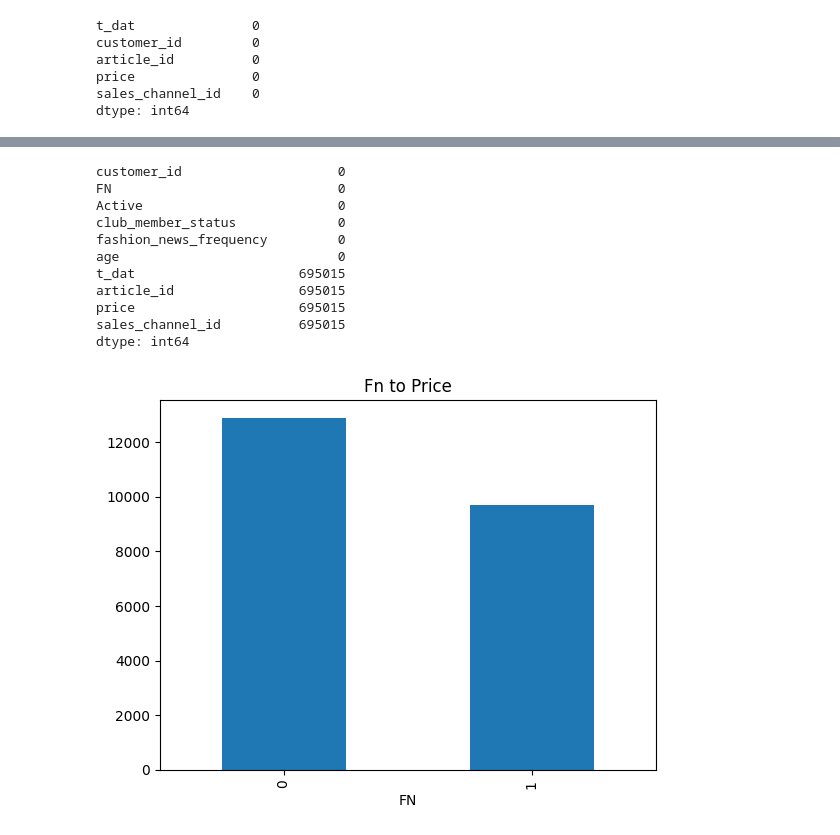
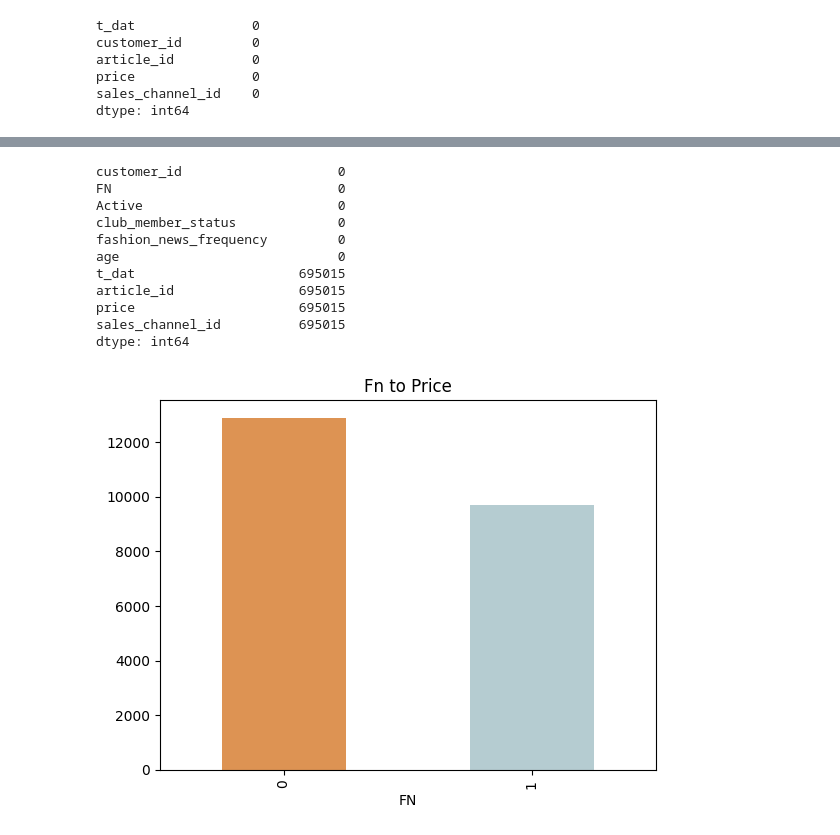
Before and after one commit to Be4hape/10th, a Jupyter notebook: project_cusmos/test1.ipynb, the cells around one changed output, grey strips where cells are left out. Saved outputs shown, nothing was run; the diff lists cells and outputs as text; code cells hidden in the pictures.

```diff
--- a/project_cusmos/test1.ipynb
+++ b/project_cusmos/test1.ipynb
@@ -59,24 +59,24 @@ dtype: int64
 # %%
 CnT = customer.merge(transaction, on = 'customer_id', how = 'inner')
 fn_sales = CnT.groupby("FN")["price"].sum()  # 패션뉴스 구독률에 따른 매출량
 # fn_sales = CnT.groupby("FN").count() # 행 개수
-fn_sales.plot(kind = 'bar', title = "Fn to Price")
+fn_sales.plot(kind = 'bar', color = ['#DD9353','#B5CCD1'], title = "Fn to Price")
 
 CnT2 = customer.merge(transaction, on = 'customer_id', how = 'left')
 CnT2.isnull().sum()
 # %% [output]
 customer_id                    0
 FN                             0
 Active                         0
 club_member_status             0
 fashion_news_frequency         0
 age                            0
 t_dat                     695015
 article_id                695015
 price                     695015
 sales_channel_id          695015
 dtype: int64
-[figure, old version]
+[figure, new version]
 # %%
 transaction["t_dat"] = pd.to_datetime(transaction["t_dat"]) # t_dat을 datetime타입으로 변환
 transaction["month"] = transaction["t_dat"].dt.strftime("%Y-%m") #월별 컬럼 생성
```
Also changed, not shown: parts of 11 cells of this notebook, 3 other files.
